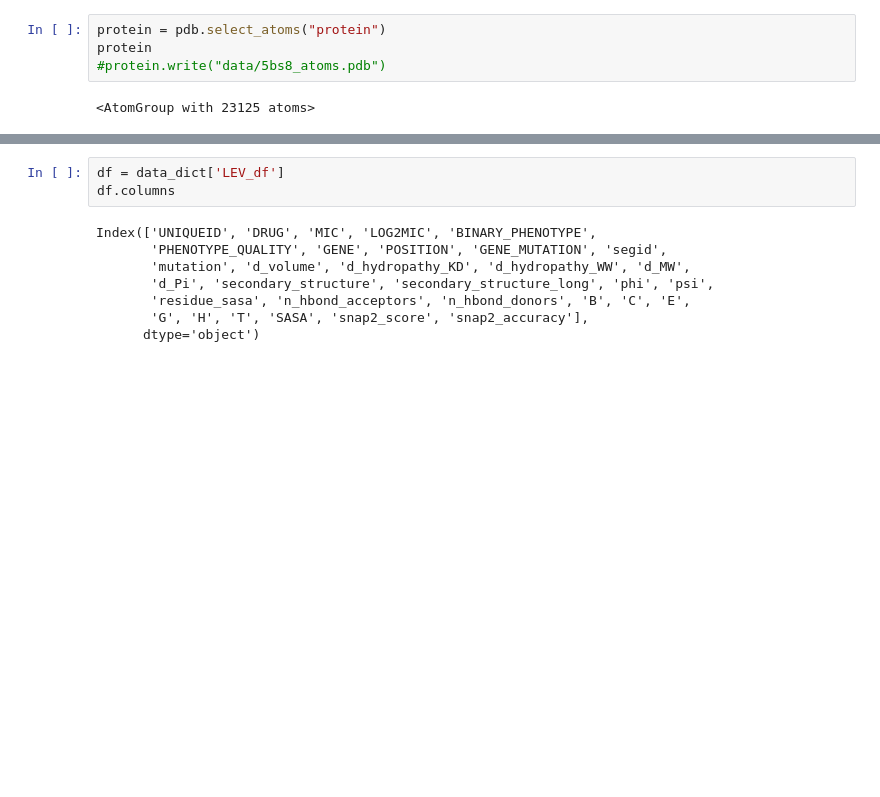
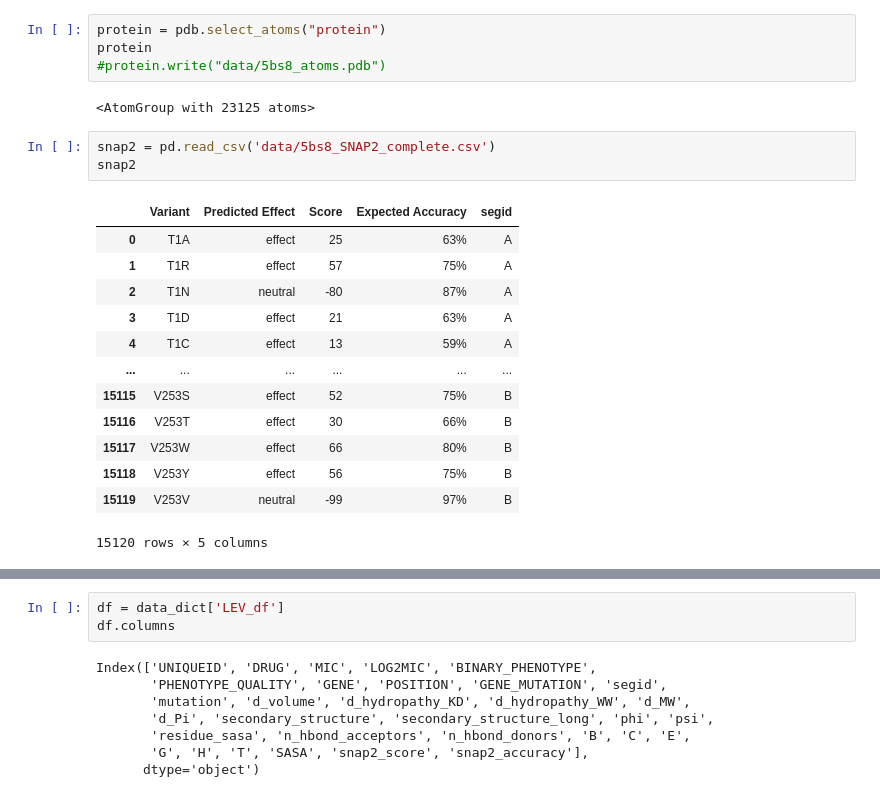
Before and after one commit to viktoria023/predict_FQ_resistance, a Jupyter notebook: 01_Dataset_prep.ipynb, the cells around one changed output, grey strips where cells are left out. Drawn from its saved outputs; the diff is of its cells as text; blank space fills up the shorter version.

```diff
--- a/01_Dataset_prep.ipynb
+++ b/01_Dataset_prep.ipynb
@@ -213,3 +213,20 @@ protein
 #protein.write("data/5bs8_atoms.pdb")
 # %% [output]
 <AtomGroup with 23125 atoms>
+# %%
+snap2 = pd.read_csv('data/5bs8_SNAP2_complete.csv')
+snap2
+# %% [output]
+|  | Variant | Predicted Effect | Score | Expected Accuracy | segid |
+| 0 | T1A | effect | 25 | 63% | A |
+| 1 | T1R | effect | 57 | 75% | A |
+| 2 | T1N | neutral | -80 | 87% | A |
+| 3 | T1D | effect | 21 | 63% | A |
+| 4 | T1C | effect | 13 | 59% | A |
+| ... | ... | ... | ... | ... | ... |
+| 15115 | V253S | effect | 52 | 75% | B |
+| 15116 | V253T | effect | 30 | 66% | B |
+| 15117 | V253W | effect | 66 | 80% | B |
+| 15118 | V253Y | effect | 56 | 75% | B |
+| 15119 | V253V | neutral | -99 | 97% | B |
+15120 rows × 5 columns
```
Also changed, not shown: parts of 4 cells of this notebook.
